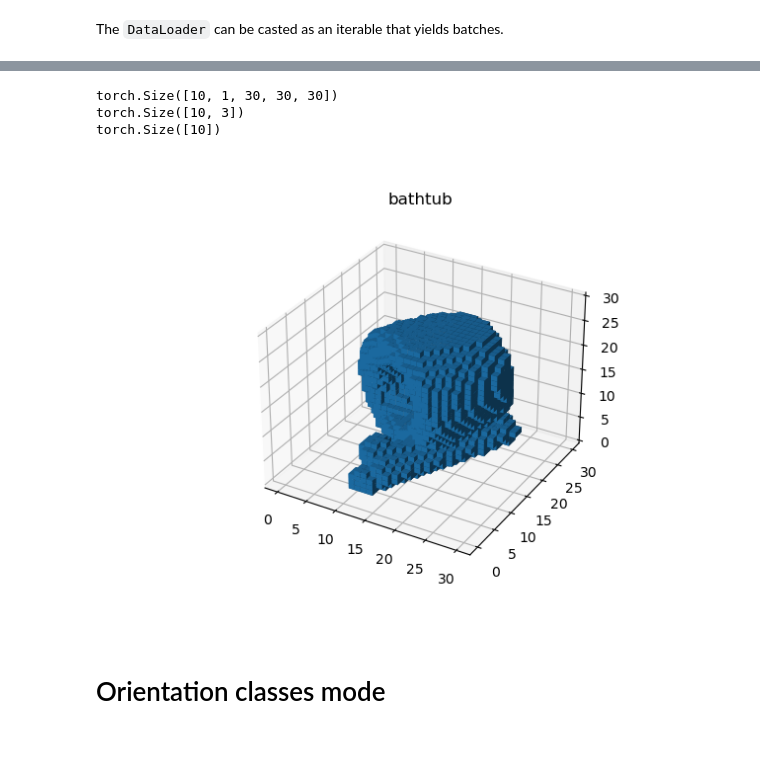
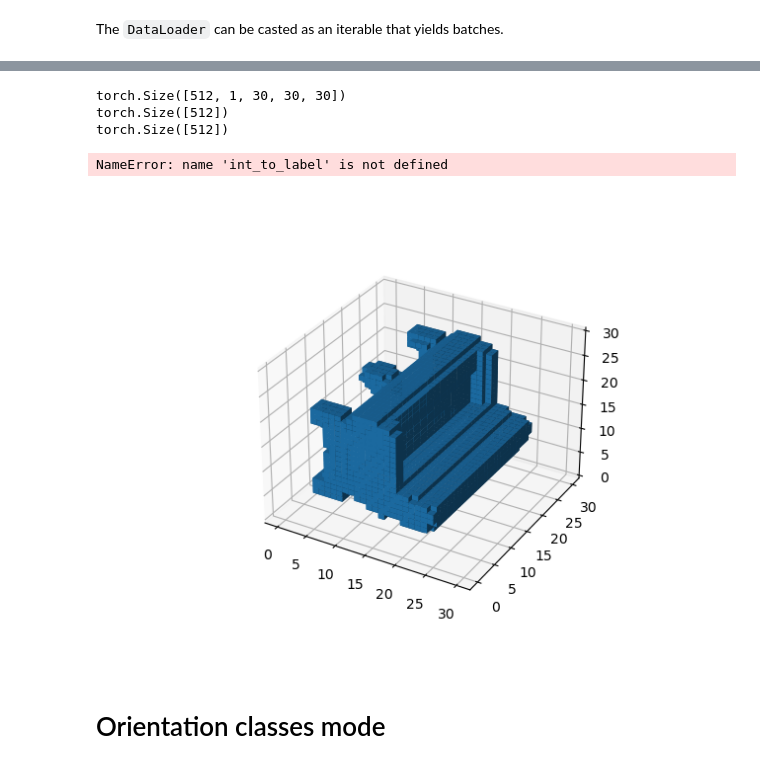
Before and after one commit to zanocrate/nndl-project, a Jupyter notebook: notebooks/DataLoader.ipynb, the cells around one changed output, grey strips where cells are left out. Cells and saved outputs as stored; diff of their text form; code cells hidden in the pictures.

```diff
--- a/notebooks/DataLoader.ipynb
+++ b/notebooks/DataLoader.ipynb
@@ -15,4 +15,4 @@ metadata_path = '/home/ubuntu/nndl-project/data/modelnet10/metadata.csv'
 dataset=ModelNetDataset(metadata_path,30,'all','npy')
 loader=DataLoader(dataset,shuffle=True,batch_size=512)
 # %%
-next(iter(loader))
+voxel_batch,orientation_class_batch,label_batch=next(iter(loader))
@@ -44,4 +27,4 @@ loader = DataLoader(dataset,2,shuffle=True,num_workers=8)
 # %% [markdown]
 The `DataLoader` can be casted as an iterable that yields batches.
 # %%
-voxel_batch,rot_batch,label_batch=next(iter(loader))
+label_batch
@@ -48,22 +49,20 @@ voxel_batch,rot_batch,label_batch=next(iter(loader))
 # %%
-print(voxel_batch.shape)
-print(rot_batch.shape)
-print(label_batch.shape)
 # %% [output]
-torch.Size([10, 1, 30, 30, 30])
-torch.Size([10, 3])
-torch.Size([10])
+torch.Size([512, 1, 30, 30, 30])
+torch.Size([512])
+torch.Size([512])
 # %%
 %matplotlib widget
 
 i=1
 
 ax = plt.figure().add_subplot(projection='3d')
 ax.voxels(voxel_batch[i,0])
-ax.set_title(int_to_label[label_batch[i].item()])
+ax.set_title()
 plt.show()
 # %% [output]
+NameError: name 'int_to_label' is not defined
-[figure, old version]
+[figure, new version]
 # %% [markdown]
 # Orientation classes mode
 # %%
```
Also changed, not shown: parts of 5 cells of this notebook, 13 other files.
